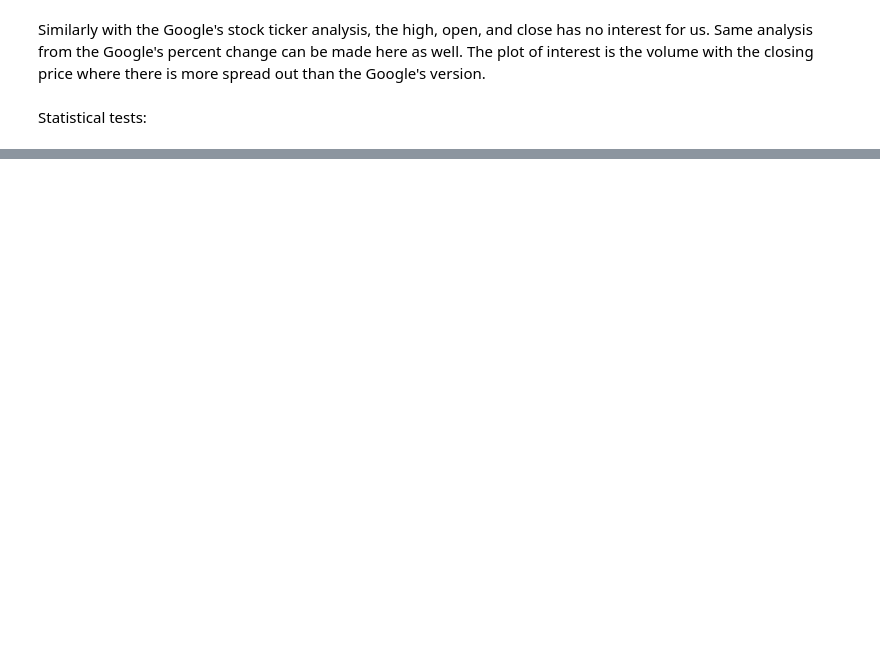
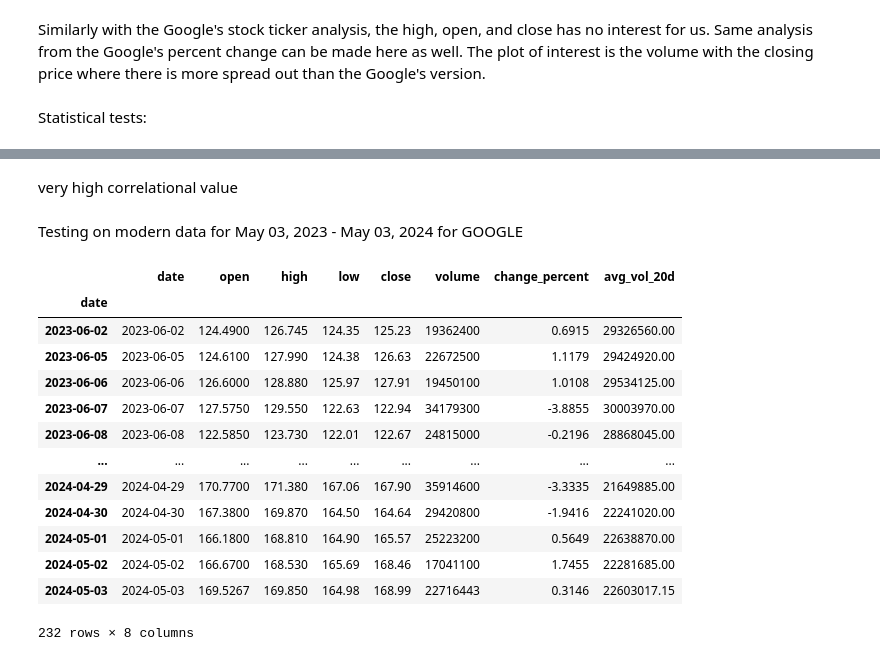
Before and after one commit to bnewman6/CMSC320FinalProjectLinNewman, a Jupyter notebook: main.ipynb, the cells around one changed output, grey strips where cells are left out. Saved outputs shown, nothing was run; the diff lists cells and outputs as text; code cells hidden in the pictures; blank space fills up the shorter version.

```diff
--- a/main.ipynb
+++ b/main.ipynb
@@ -266,0 +487,58 @@ We have outlined a few interesting data that correlate (or don't) with the closi
+# %% [markdown]
+very high correlational value
+# %% [markdown]
+Testing on modern data for May 03, 2023 - May 03, 2024 for GOOGLE
+# %%
+#CLEAN DATA FOR CURRENT DATA
+# Read the CSV files
+curr_googl_df = pd.read_csv("./data/current_data/GOOG(2023-2024).csv")
+
+# Remove the adjusted close columns from both files
+curr_googl_df.drop(columns=['Adj Close'], inplace=True)
+
+# Add a change percent column to the GOOGL data
+curr_googl_df['change_percent'] = curr_googl_df['Close'].pct_change() * 100
+
+# Add a 20-day average volume column to the GOOGL file
+curr_googl_df['avg_vol_20d'] = curr_googl_df['Volume'].rolling(window=20).mean()
+
+# Rename columns of GOOGL file to match QQQ file
+curr_googl_df.rename(columns={
+    'Date': 'date',
+    'Open': 'open',
+    'High': 'high',
+    'Low': 'low',
+    'Close': 'close',
+    'Volume': 'volume'
+}, inplace=True)
+
+# Round all data in the dataframe for consistency
+curr_googl_df = curr_googl_df.round(4)
+
+# Convert the 'date' column to datetime
+curr_googl_df['date'] = pd.to_datetime(curr_googl_df['date'])
+
+# Set the date as the index
+curr_googl_df.set_index('date', inplace=True, drop = False)
+
+curr_googl_df = curr_googl_df[20::]
+
+display(curr_googl_df)
+
+# Save the modified dataframes to new CSV files
+curr_googl_df.to_csv("data\cleaned_data\curr_GOOGL_cleaned.csv", index=False)
+# %% [output]
+|  | date | open | high | low | close | volume | change_percent | avg_vol_20d |
+| date |  |  |  |  |  |  |  |  |
+| 2023-06-02 | 2023-06-02 | 124.4900 | 126.745 | 124.35 | 125.23 | 19362400 | 0.6915 | 29326560.00 |
+| 2023-06-05 | 2023-06-05 | 124.6100 | 127.990 | 124.38 | 126.63 | 22672500 | 1.1179 | 29424920.00 |
+| 2023-06-06 | 2023-06-06 | 126.6000 | 128.880 | 125.97 | 127.91 | 19450100 | 1.0108 | 29534125.00 |
+| 2023-06-07 | 2023-06-07 | 127.5750 | 129.550 | 122.63 | 122.94 | 34179300 | -3.8855 | 30003970.00 |
+| 2023-06-08 | 2023-06-08 | 122.5850 | 123.730 | 122.01 | 122.67 | 24815000 | -0.2196 | 28868045.00 |
+| ... | ... | ... | ... | ... | ... | ... | ... | ... |
+| 2024-04-29 | 2024-04-29 | 170.7700 | 171.380 | 167.06 | 167.90 | 35914600 | -3.3335 | 21649885.00 |
+| 2024-04-30 | 2024-04-30 | 167.3800 | 169.870 | 164.50 | 164.64 | 29420800 | -1.9416 | 22241020.00 |
+| 2024-05-01 | 2024-05-01 | 166.1800 | 168.810 | 164.90 | 165.57 | 25223200 | 0.5649 | 22638870.00 |
+| 2024-05-02 | 2024-05-02 | 166.6700 | 168.530 | 165.69 | 168.46 | 17041100 | 1.7455 | 22281685.00 |
+| 2024-05-03 | 2024-05-03 | 169.5267 | 169.850 | 164.98 | 168.99 | 22716443 | 0.3146 | 22603017.15 |
+232 rows × 8 columns
```
Also changed, not shown: parts of 41 cells of this notebook, 4 other files.
